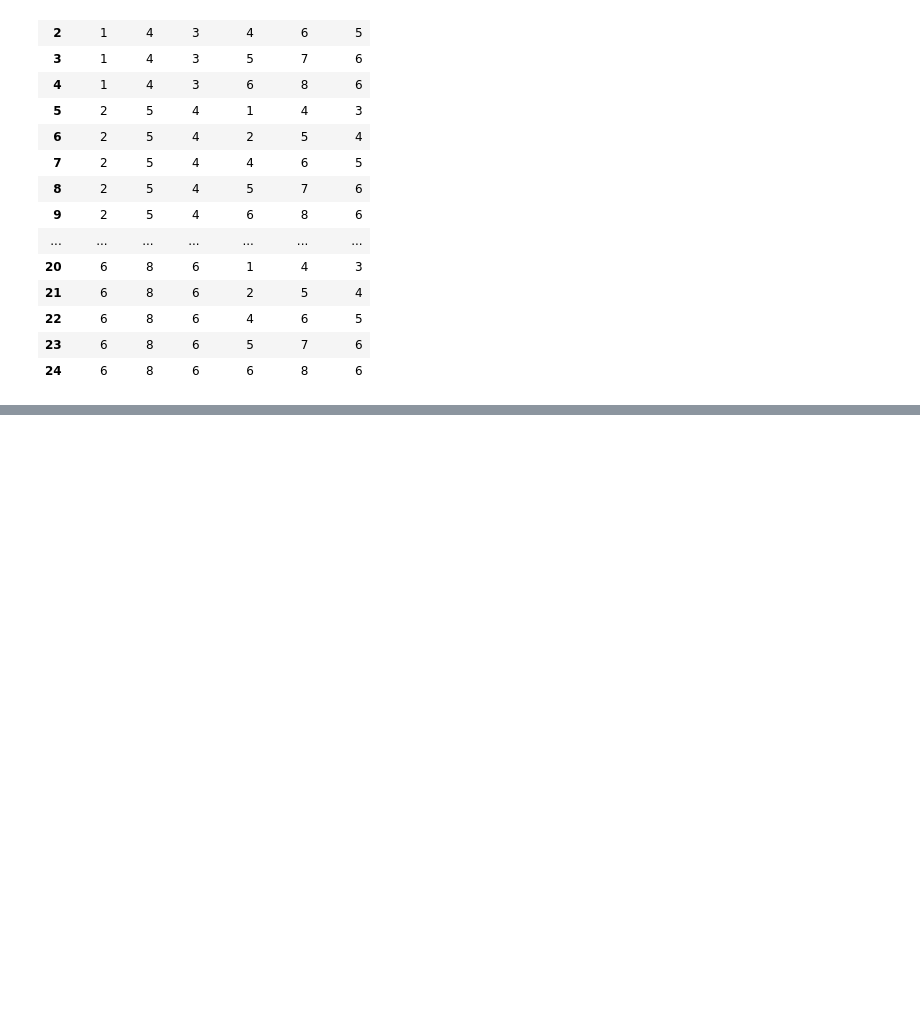
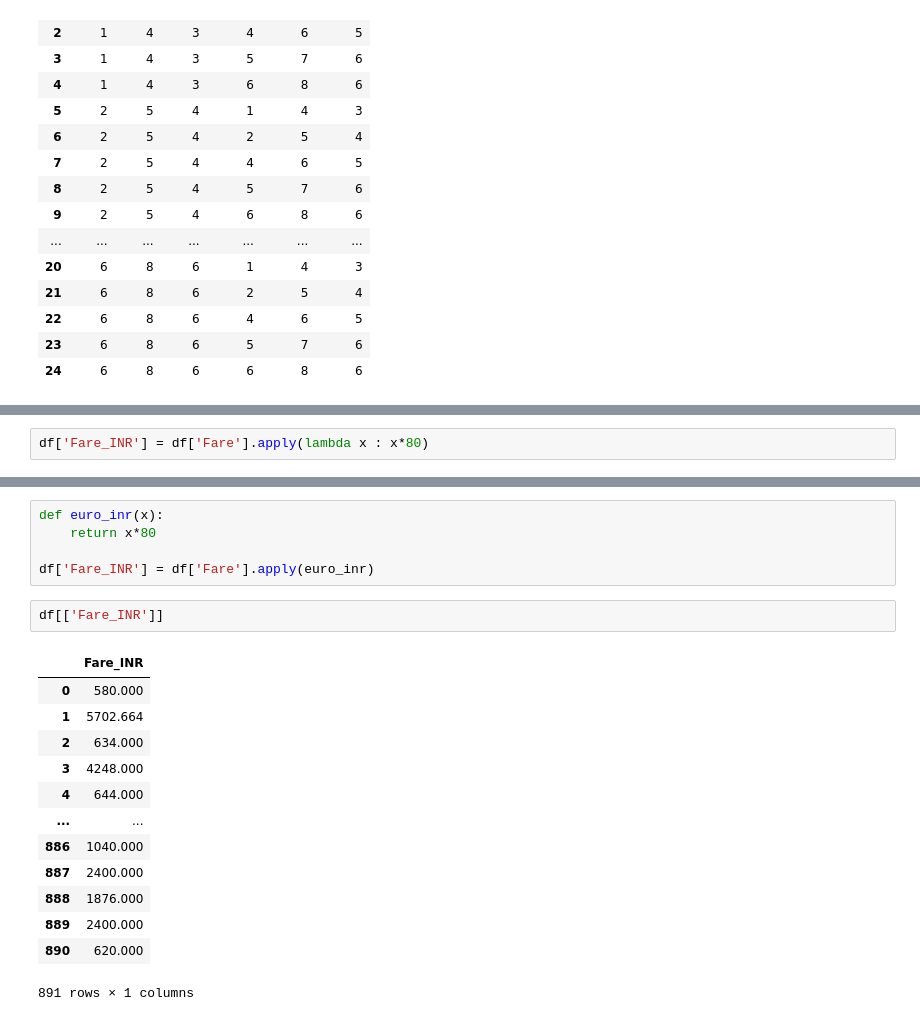
Before and after one commit to PranavAvasthi/Pandas, a Jupyter notebook: pandas_part4.ipynb, the cells around one changed output, grey strips where cells are left out. Cells and saved outputs as stored; diff of their text form; blank space fills up the shorter version.

Commit message:
apply method

```diff
--- a/pandas_part4.ipynb
+++ b/pandas_part4.ipynb
@@ -492,0 +509,2 @@ data1.join(data2, how='cross')
+# %%
+df['Fare_INR'] = df['Fare'].apply(lambda x : x*80)
@@ -492,0 +520,21 @@ data1.join(data2, how='cross')
+# %%
+def euro_inr(x):
+    return x*80
+
+df['Fare_INR'] = df['Fare'].apply(euro_inr)
+# %%
+df[['Fare_INR']]
+# %% [output]
+|  | Fare_INR |
+| 0 | 580.000 |
+| 1 | 5702.664 |
+| 2 | 634.000 |
+| 3 | 4248.000 |
+| 4 | 644.000 |
+| ... | ... |
+| 886 | 1040.000 |
+| 887 | 2400.000 |
+| 888 | 1876.000 |
+| 889 | 2400.000 |
+| 890 | 620.000 |
+891 rows × 1 columns
```
Also changed, not shown: parts of 8 cells of this notebook.
